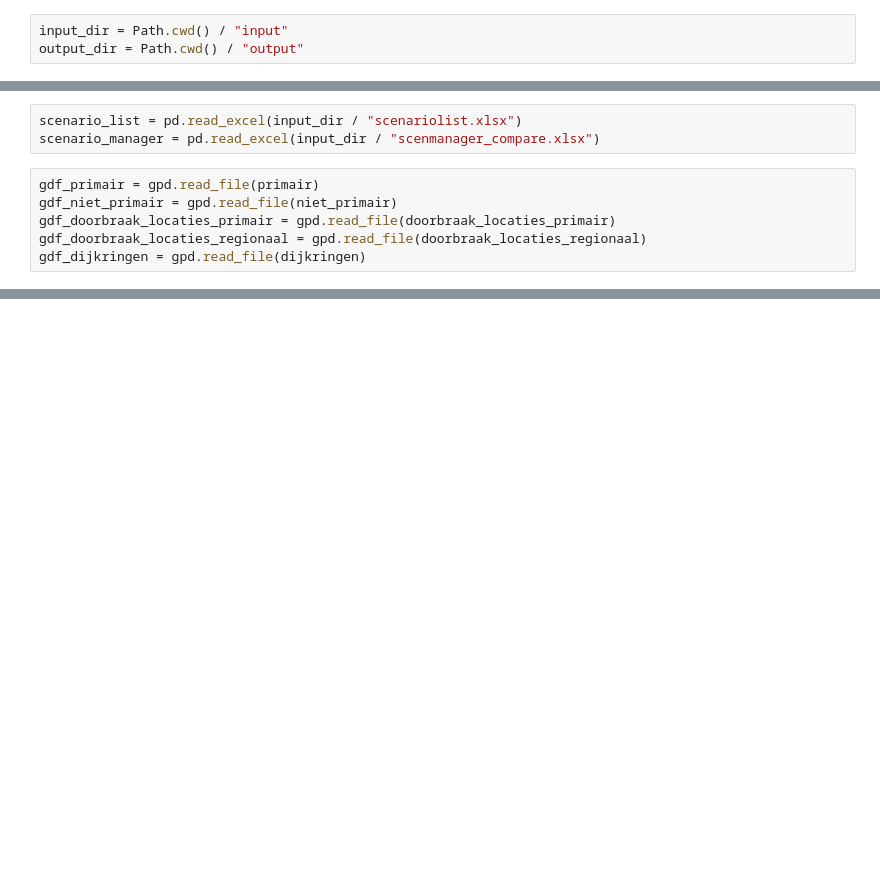
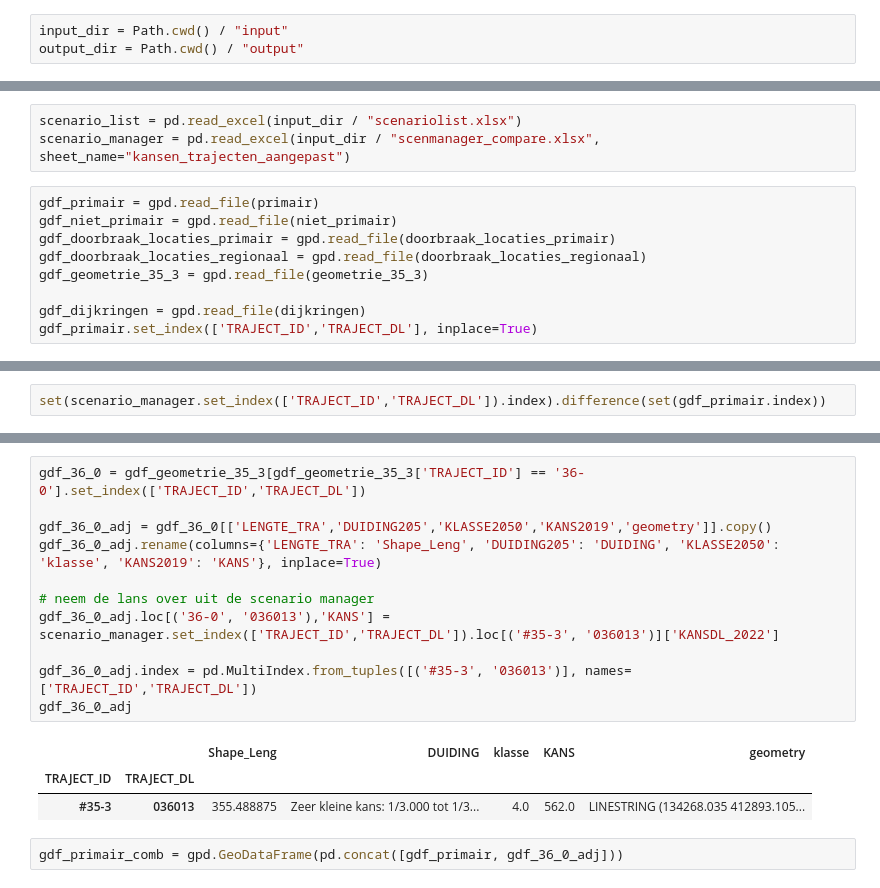
Before and after one commit to hkv-consultants/LIWO-kansen-db, a Jupyter notebook: kansendatabase.ipynb, the cells around one changed output, grey strips where cells are left out. Drawn from its saved outputs; the diff is of its cells as text; blank space fills up the shorter version.

```diff
--- a/kansendatabase.ipynb
+++ b/kansendatabase.ipynb
@@ -27,9 +28,12 @@ dijkringen = input_dir / "Dijkringen" / "geo_infrastructuur_dijkringen.shp"
 # %%
 scenario_list = pd.read_excel(input_dir / "scenariolist.xlsx")
-scenario_manager = pd.read_excel(input_dir / "scenmanager_compare.xlsx")
+scenario_manager = pd.read_excel(input_dir / "scenmanager_compare.xlsx", sheet_name="kansen_trajecten_aangepast")
 # %%
 gdf_primair = gpd.read_file(primair)
 gdf_niet_primair = gpd.read_file(niet_primair)
 gdf_doorbraak_locaties_primair = gpd.read_file(doorbraak_locaties_primair)
 gdf_doorbraak_locaties_regionaal = gpd.read_file(doorbraak_locaties_regionaal)
+gdf_geometrie_35_3 = gpd.read_file(geometrie_35_3)
+
 gdf_dijkringen = gpd.read_file(dijkringen)
+gdf_primair.set_index(['TRAJECT_ID','TRAJECT_DL'], inplace=True)
@@ -35,0 +42,2 @@ gdf_dijkringen = gpd.read_file(dijkringen)
+# %%
+set(scenario_manager.set_index(['TRAJECT_ID','TRAJECT_DL']).index).difference(set(gdf_primair.index))
@@ -36 +56,18 @@ gdf_dijkringen = gpd.read_file(dijkringen)
+# %%
+gdf_36_0 = gdf_geometrie_35_3[gdf_geometrie_35_3['TRAJECT_ID'] == '36-0'].set_index(['TRAJECT_ID','TRAJECT_DL'])
+
+gdf_36_0_adj = gdf_36_0[['LENGTE_TRA','DUIDING205','KLASSE2050','KANS2019','geometry']].copy()
+gdf_36_0_adj.rename(columns={'LENGTE_TRA': 'Shape_Leng', 'DUIDING205': 'DUIDING', 'KLASSE2050': 'klasse', 'KANS2019': 'KANS'}, inplace=True)
+
+# neem de lans over uit de scenario manager
+gdf_36_0_adj.loc[('36-0', '036013'),'KANS'] = scenario_manager.set_index(['TRAJECT_ID','TRAJECT_DL']).loc[('#35-3', '036013')]['KANSDL_2022']
+
+gdf_36_0_adj.index = pd.MultiIndex.from_tuples([('#35-3', '036013')], names=['TRAJECT_ID','TRAJECT_DL'])
+gdf_36_0_adj
+# %% [output]
+|  |  | Shape_Leng | DUIDING | klasse | KANS | geometry |
+| TRAJECT_ID | TRAJECT_DL |  |  |  |  |  |
+| #35-3 | 036013 | 355.488875 | Zeer kleine kans: 1/3.000 tot 1/3... | 4.0 | 562.0 | LINESTRING (134268.035 412893.105... |
+# %%
+gdf_primair_comb = gpd.GeoDataFrame(pd.concat([gdf_primair, gdf_36_0_adj]))
 # %%
```
Also changed, not shown: parts of 12 cells of this notebook, 6 other files.
